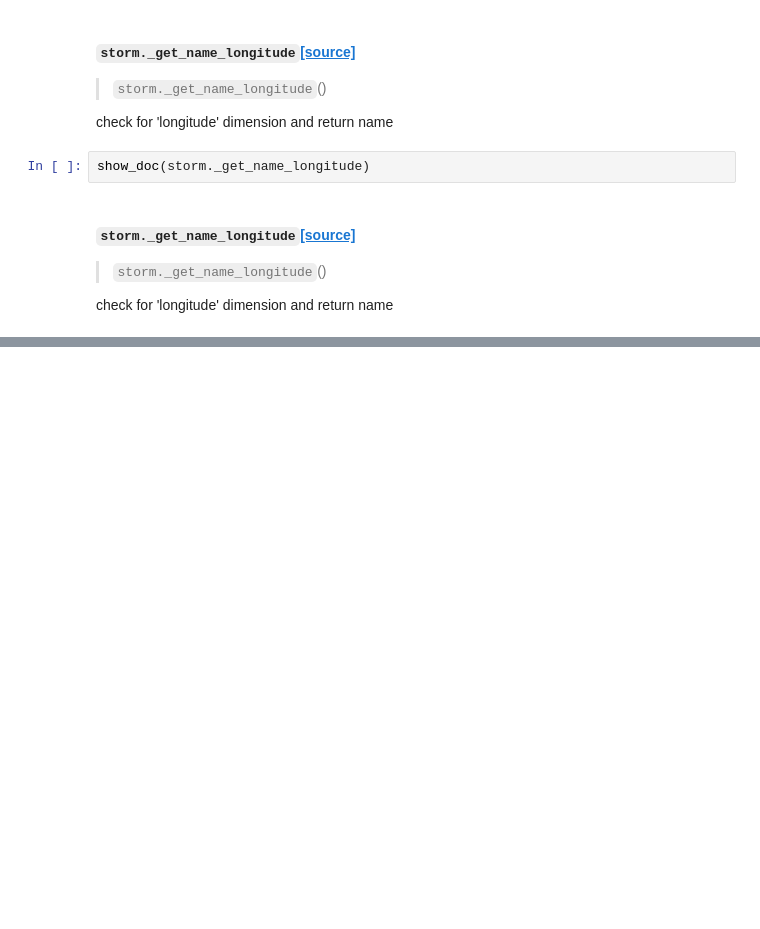
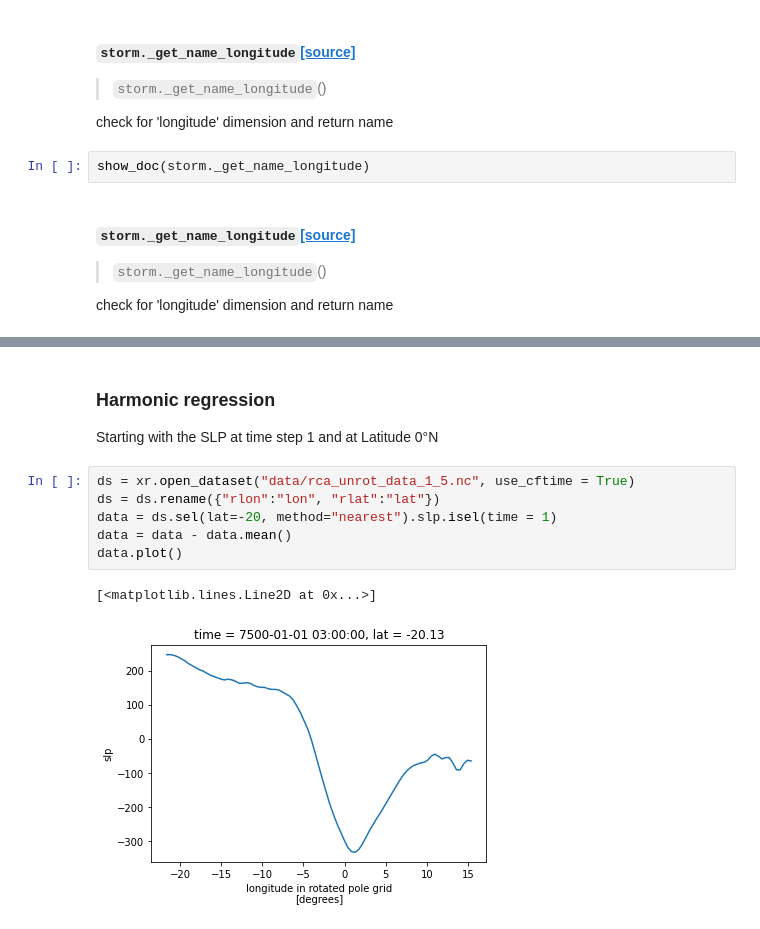
Before and after one commit to florianboergel/drcstools, a Jupyter notebook: 00_storm_object.ipynb, the cells around one changed output, grey strips where cells are left out. Cells and saved outputs as stored; diff of their text form; blank space fills up the shorter version.

```diff
--- a/00_storm_object.ipynb
+++ b/00_storm_object.ipynb
@@ -451,0 +430,12 @@ check for 'longitude' dimension and return name
+# %% [markdown]
+### Harmonic regression
+Starting with the SLP at time step 1 and at Latitude 0°N
+# %%
+ds = xr.open_dataset("data/rca_unrot_data_1_5.nc", use_cftime = True)
+ds = ds.rename({"rlon":"lon", "rlat":"lat"})
+data = ds.sel(lat=-20, method="nearest").slp.isel(time = 1)
+data = data - data.mean()
+data.plot()
+# %% [output]
+[<matplotlib.lines.Line2D at 0x...>]
+[figure, added]
```
Also changed, not shown: parts of 25 cells of this notebook, 10 other files.
